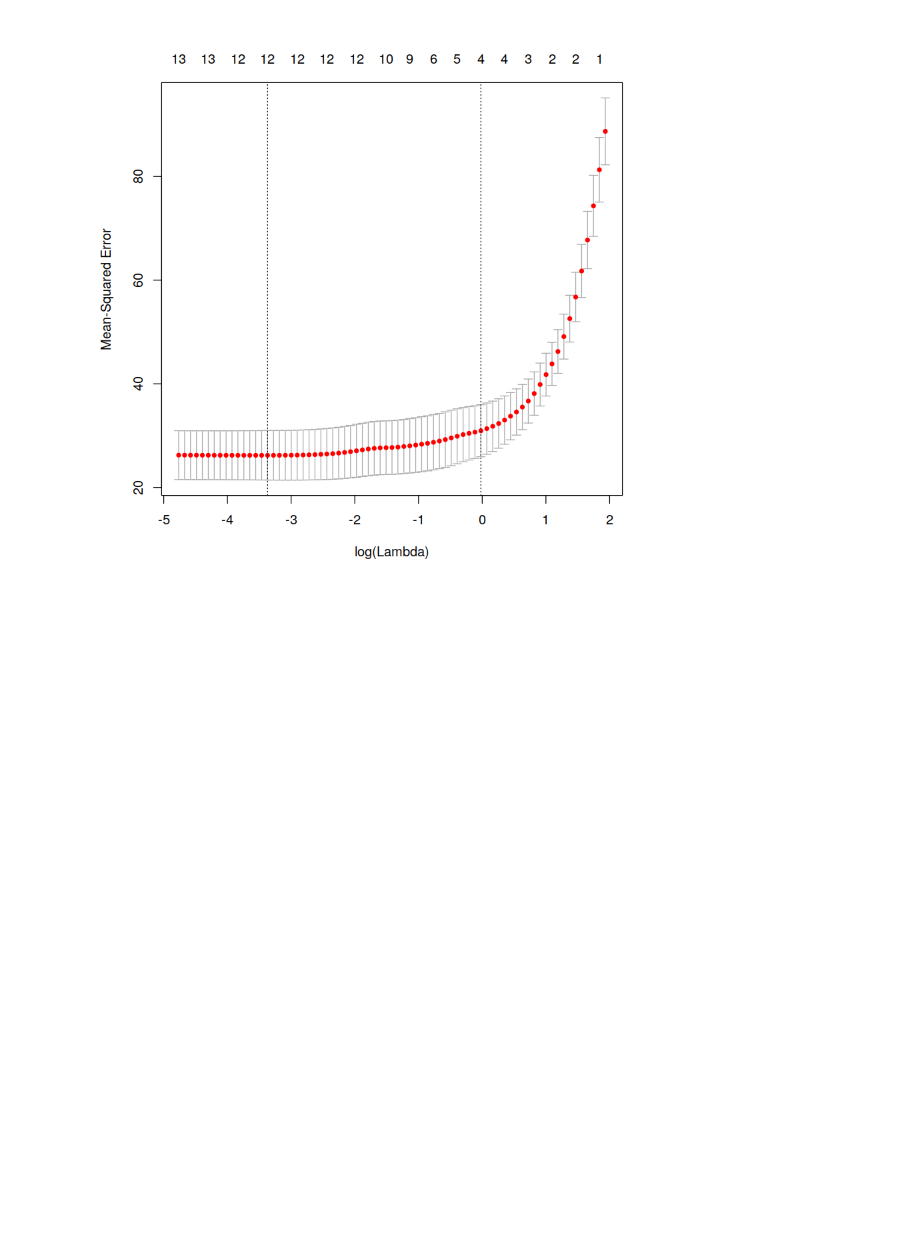
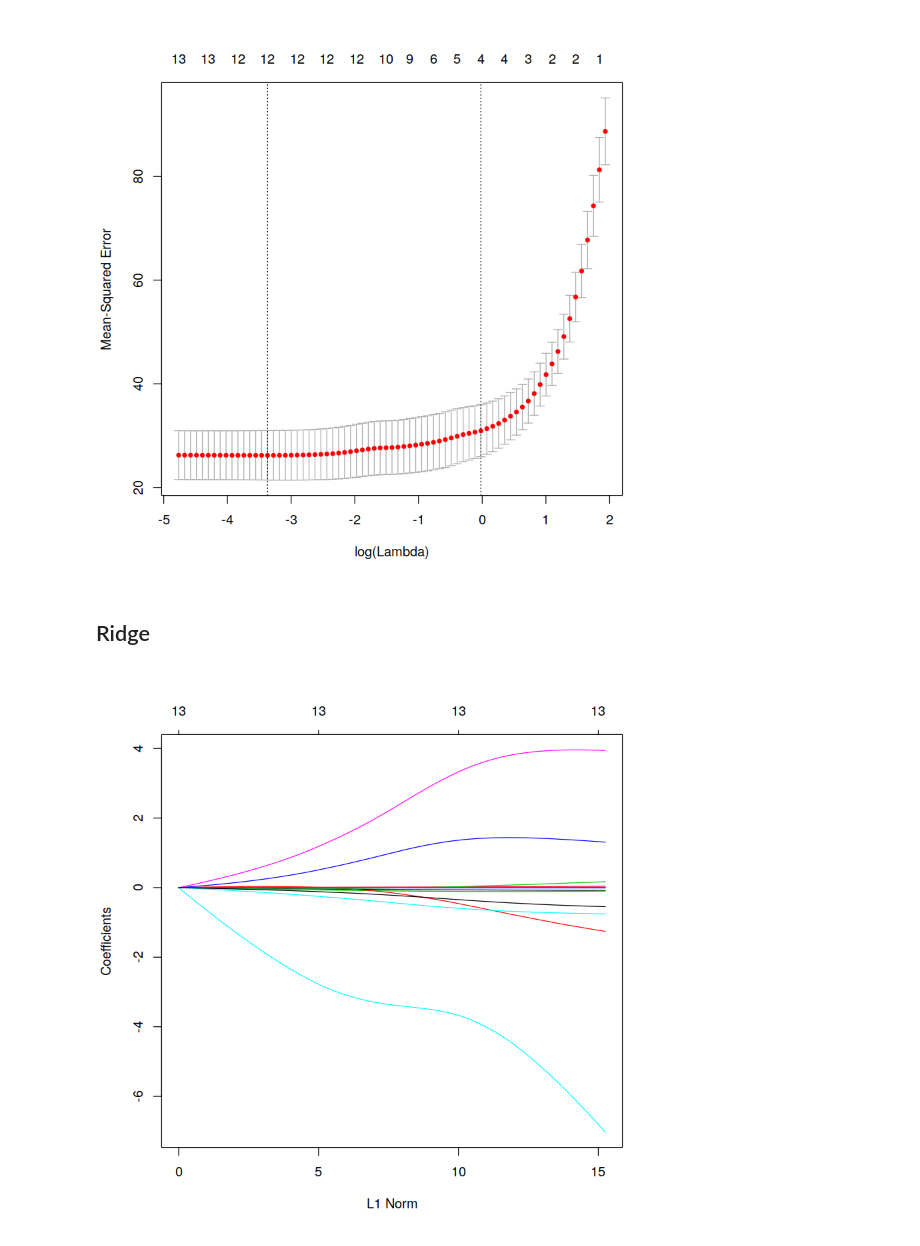
Before and after one commit to pp4rs/2018-uzh-course-material, a Jupyter notebook: 21-machine-learning/notebooks/03 LASSO, Ridge, and Hyperparameter tuning.ipynb, the cells around one changed output. Saved outputs shown, nothing was run; the diff lists cells and outputs as text; code cells hidden in the pictures; blank space fills up the shorter version.

Commit message:
03: LASSO+Ridge

```diff
--- a/21-machine-learning/notebooks/03 LASSO, Ridge, and Hyperparameter tuning.ipynb
+++ b/21-machine-learning/notebooks/03 LASSO, Ridge, and Hyperparameter tuning.ipynb
@@ -109,3 +109,11 @@ cv.glmnet.fit <- cv.glmnet(x,y)
 plot(cv.glmnet.fit)
 # %% [output]
 [figure]
+# %% [markdown]
+## Ridge
+# %%
+glm.fit.ridge <- glmnet(x,y,alpha=0)
+# %%
+plot(glm.fit.ridge)
+# %% [output]
+[figure, added]
```
Also changed, not shown: parts of 2 cells of this notebook.
